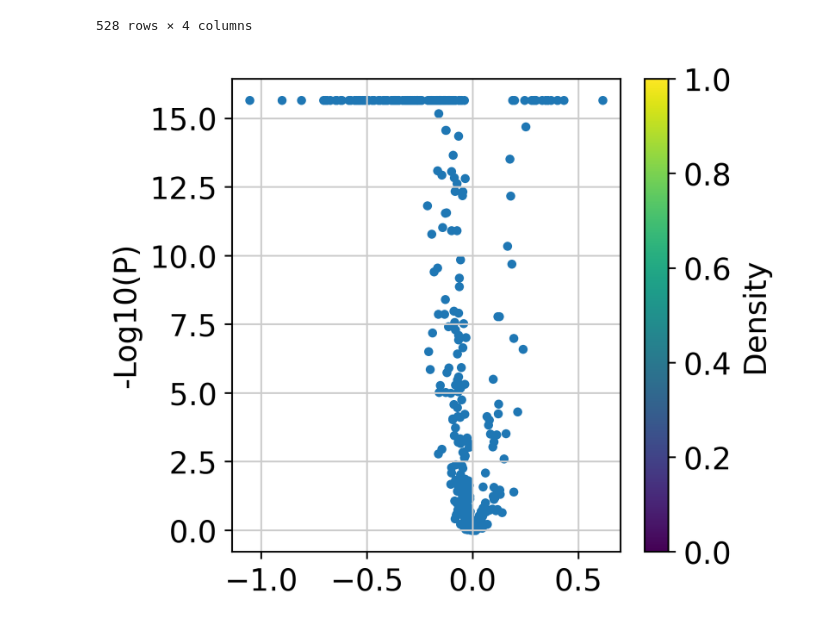
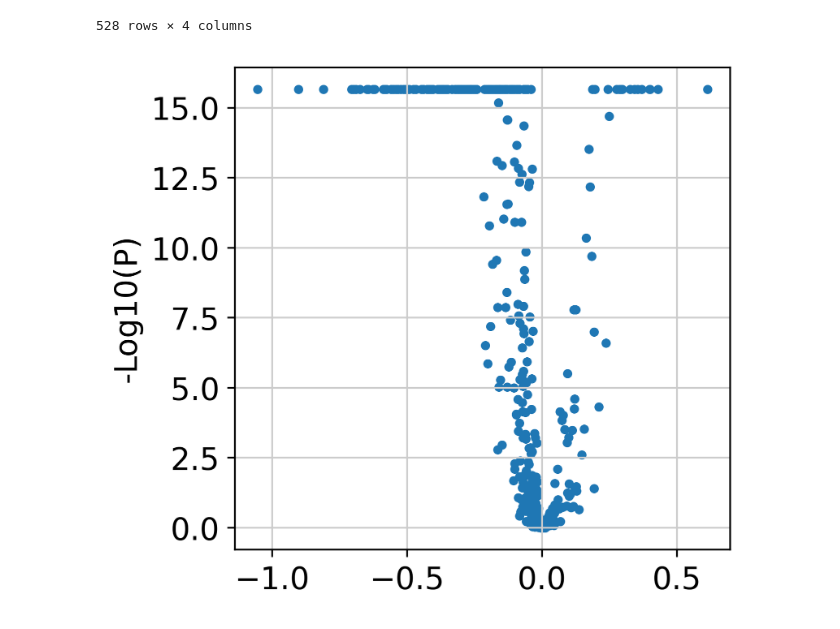
Before and after one commit to devsystemslab/HNOCA-tools, a Jupyter notebook: site/vignettes/atlas_mapping.ipynb, the cells around one changed output. Saved outputs shown, nothing was run; the diff lists cells and outputs as text; code cells hidden in the pictures.

Commit message:
docs: remove legend in vulcano

```diff
--- a/site/vignettes/atlas_mapping.ipynb
+++ b/site/vignettes/atlas_mapping.ipynb
@@ -138,7 +138,6 @@ paired_de
 # %%
 plt.scatter(paired_de['coef'], -np.log10(paired_de['pval']), s=10)
 plt.ylabel('-Log10(P)')
-plt.colorbar(label='Density')
 plt.show()
 # %% [output]
-[figure, old version]
+[figure, new version]
```
